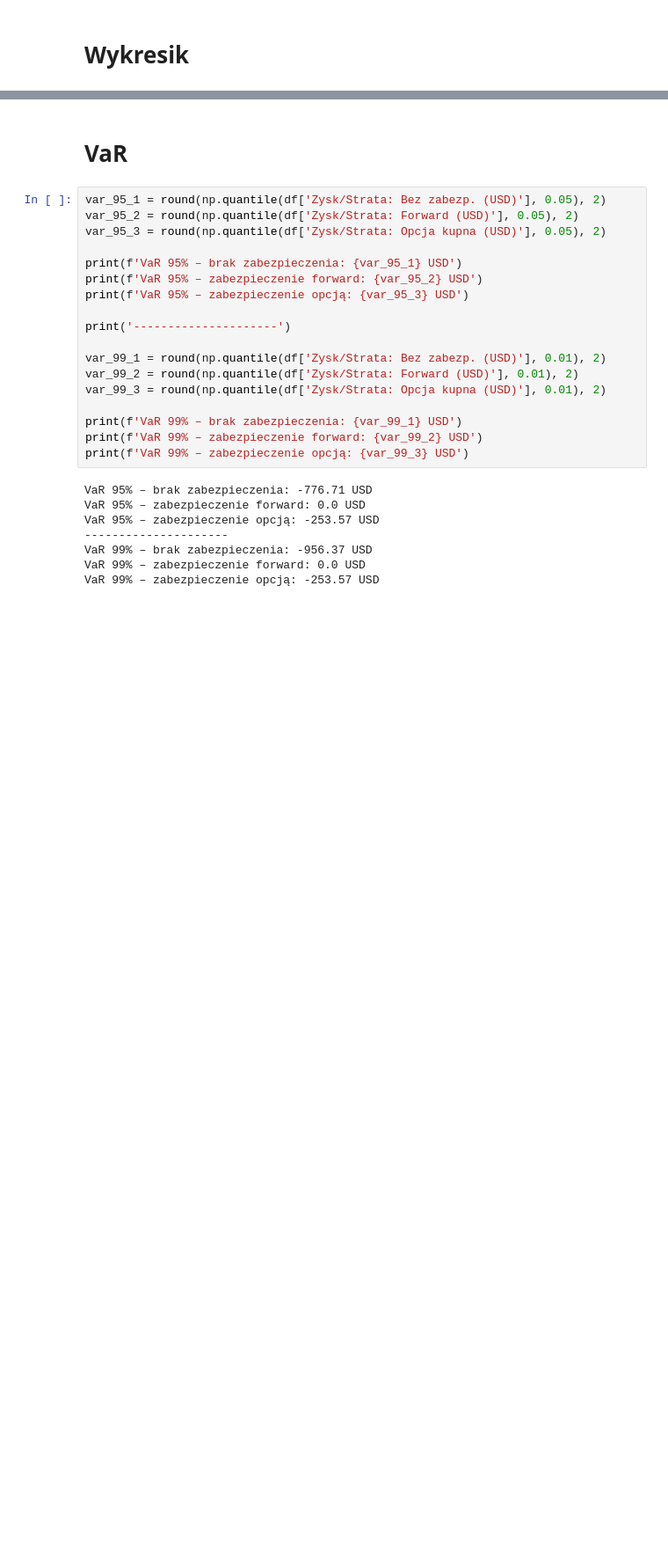
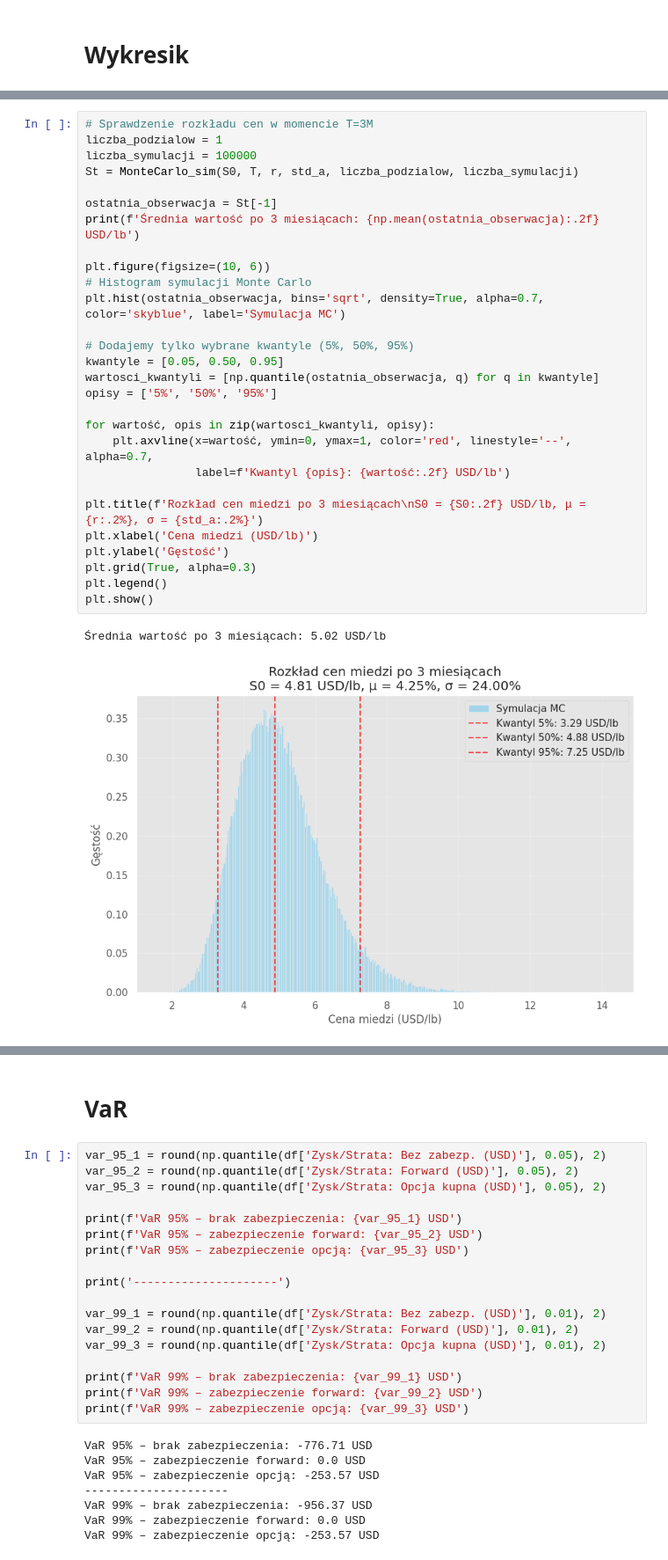
Before and after one commit to mathieuboro/nvidia_risk_management, a Jupyter notebook: projekt-5.ipynb, the cells around one changed output, grey strips where cells are left out. Shown at 88% size. Saved outputs shown, nothing was run; the diff lists cells and outputs as text; blank space fills up the shorter version.

```diff
--- a/projekt-5.ipynb
+++ b/projekt-5.ipynb
@@ -152,0 +252,31 @@ plt.show()
+# %%
+# Sprawdzenie rozkładu cen w momencie T=3M
+liczba_podzialow = 1
+liczba_symulacji = 100000
+St = MonteCarlo_sim(S0, T, r, std_a, liczba_podzialow, liczba_symulacji)
+
+ostatnia_obserwacja = St[-1]
+print(f'Średnia wartość po 3 miesiącach: {np.mean(ostatnia_obserwacja):.2f} USD/lb')
+
+plt.figure(figsize=(10, 6))
+# Histogram symulacji Monte Carlo
+plt.hist(ostatnia_obserwacja, bins='sqrt', density=True, alpha=0.7, color='skyblue', label='Symulacja MC')
+
+# Dodajemy tylko wybrane kwantyle (5%, 50%, 95%)
+kwantyle = [0.05, 0.50, 0.95]
+wartosci_kwantyli = [np.quantile(ostatnia_obserwacja, q) for q in kwantyle]
+opisy = ['5%', '50%', '95%']
+
+for wartość, opis in zip(wartosci_kwantyli, opisy):
+    plt.axvline(x=wartość, ymin=0, ymax=1, color='red', linestyle='--', alpha=0.7,
+                label=f'Kwantyl {opis}: {wartość:.2f} USD/lb')
+
+plt.title(f'Rozkład cen miedzi po 3 miesiącach\nS0 = {S0:.2f} USD/lb, μ = {r:.2%}, σ = {std_a:.2%}')
+plt.xlabel('Cena miedzi (USD/lb)')
+plt.ylabel('Gęstość')
+plt.grid(True, alpha=0.3)
+plt.legend()
+plt.show()
+# %% [output]
+Średnia wartość po 3 miesiącach: 5.02 USD/lb
+[figure, added]
```
Also changed, not shown: parts of 12 cells of this notebook, 1 other file.
